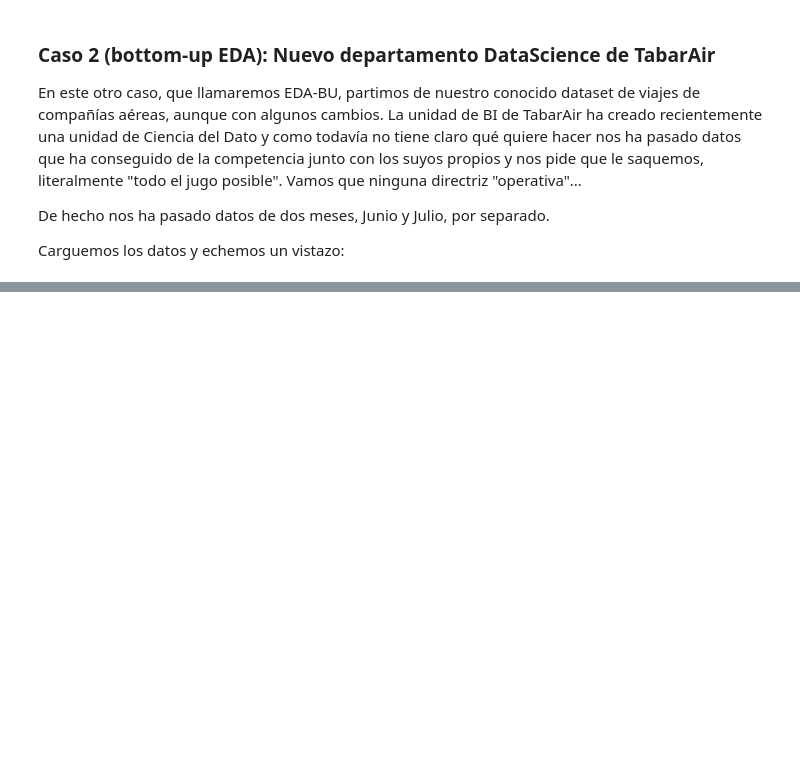
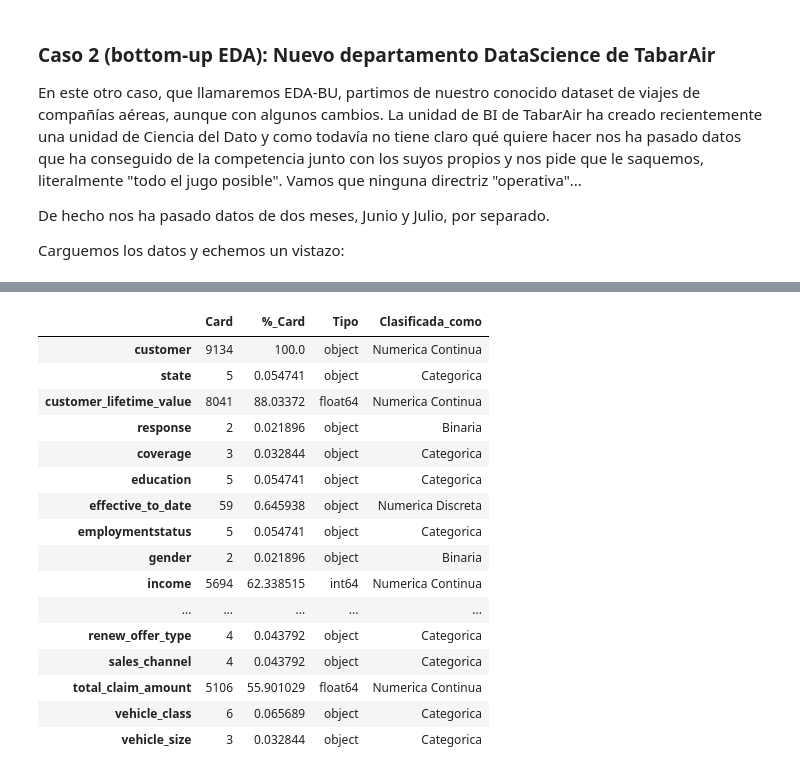
Before and after one commit to Deivid-Jimenez/ONLINE_DS_THEBRIDGE_Deivid-Jimenez, a Jupyter notebook: Sprint.7_Análisis explicativo y descriptivo/Unidad 1/Temario/Análisis de datos.ipynb, the cells around one changed output, grey strips where cells are left out. Drawn from its saved outputs; the diff is of its cells as text; code cells hidden in the pictures; blank space fills up the shorter version.

```diff
--- a/Sprint.7_Análisis explicativo y descriptivo/Unidad 1/Temario/Análisis de datos.ipynb
+++ b/Sprint.7_Análisis explicativo y descriptivo/Unidad 1/Temario/Análisis de datos.ipynb
@@ -85,0 +220,5 @@ Carguemos los datos y echemos un vistazo:
+# %%
+df_tipificacion = pd.DataFrame([df_seguros.nunique(), df_seguros.nunique()/len(df_seguros) * 100, df_seguros.dtypes]).T.rename(columns = {0: "Card",\
+                                                                                                                                 1: "%_Card", 2: "Tipo"})
+df_tipificacion
+df_seguros.effective_to_date
@@ -85,0 +243,24 @@ Carguemos los datos y echemos un vistazo:
+# %%
+df_tipificacion["Clasificada_como"] = "Categorica" # PArtiendo de que casi todas parecen categóricas
+df_tipificacion.loc[df_tipificacion.Card == 2, "Clasificada_como"] = "Binaria"
+df_tipificacion.loc[df_tipificacion["Card"] > 10, "Clasificada_como"] ="Numerica Discreta"
+df_tipificacion.loc[df_tipificacion["%_Card"] > 30, "Clasificada_como"] = "Numerica Continua"
+df_tipificacion
+# %% [output]
+|  | Card | %_Card | Tipo | Clasificada_como |
+| customer | 9134 | 100.0 | object | Numerica Continua |
+| state | 5 | 0.054741 | object | Categorica |
+| customer_lifetime_value | 8041 | 88.03372 | float64 | Numerica Continua |
+| response | 2 | 0.021896 | object | Binaria |
+| coverage | 3 | 0.032844 | object | Categorica |
+| education | 5 | 0.054741 | object | Categorica |
+| effective_to_date | 59 | 0.645938 | object | Numerica Discreta |
+| employmentstatus | 5 | 0.054741 | object | Categorica |
+| gender | 2 | 0.021896 | object | Binaria |
+| income | 5694 | 62.338515 | int64 | Numerica Continua |
+| ... | ... | ... | ... | ... |
+| renew_offer_type | 4 | 0.043792 | object | Categorica |
+| sales_channel | 4 | 0.043792 | object | Categorica |
+| total_claim_amount | 5106 | 55.901029 | float64 | Numerica Continua |
+| vehicle_class | 6 | 0.065689 | object | Categorica |
+| vehicle_size | 3 | 0.032844 | object | Categorica |
```
Also changed, not shown: parts of 38 cells of this notebook, 7 other files.
